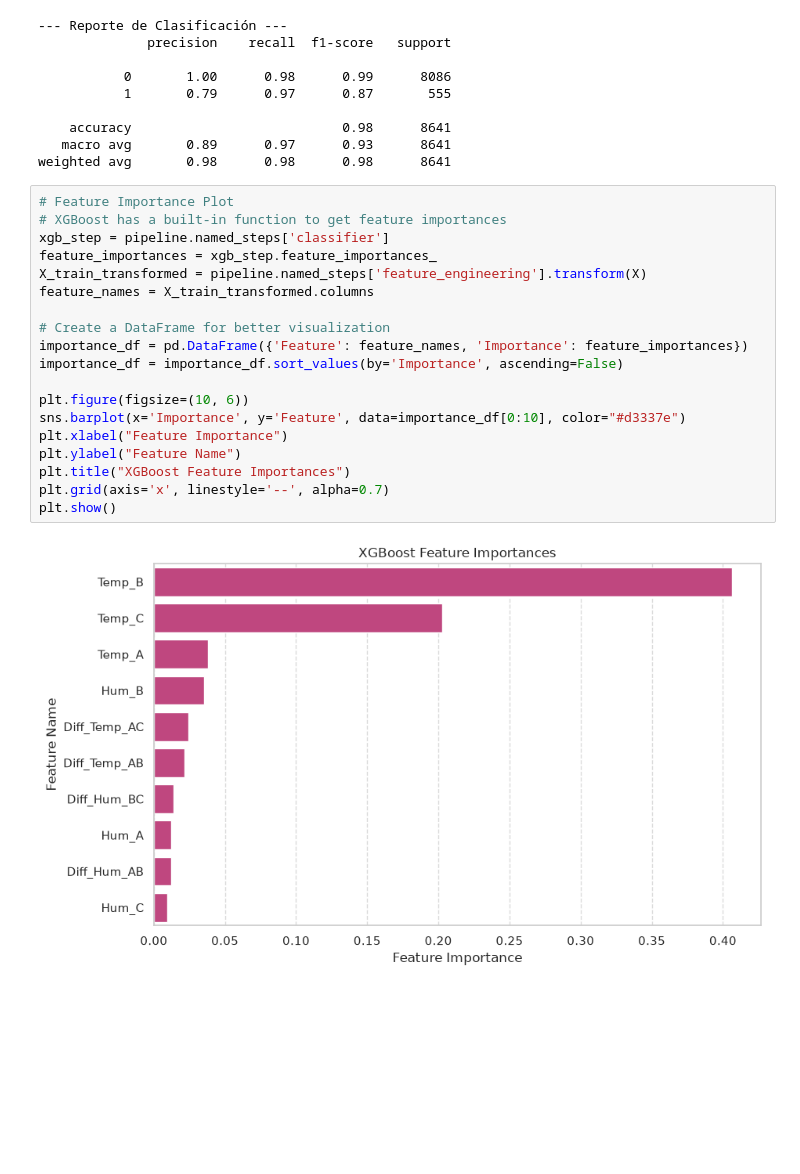
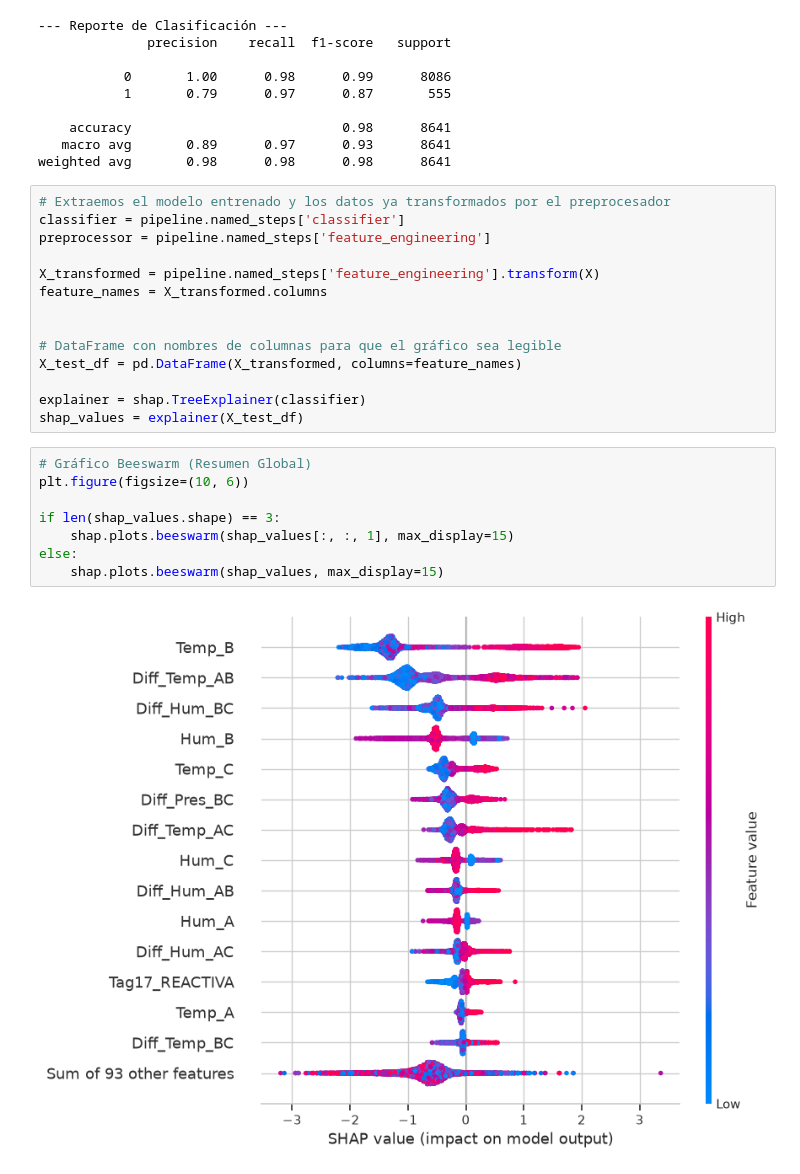
Before and after one commit to melissahidalgor/Pipeline_CNA_CalcFailed, a Jupyter notebook: main_prod.ipynb, the cells around one changed output. Drawn from its saved outputs; the diff is of its cells as text; blank space fills up the shorter version.

```diff
--- a/main_prod.ipynb
+++ b/main_prod.ipynb
@@ -64,24 +65,27 @@ print(classification_report(y, y_pred))
     accuracy                           0.98      8641
    macro avg       0.89      0.97      0.93      8641
 weighted avg       0.98      0.98      0.98      8641
-# %%
-# Feature Importance Plot
-# XGBoost has a built-in function to get feature importances
-xgb_step = pipeline.named_steps['classifier']
-feature_importances = xgb_step.feature_importances_
-X_train_transformed = pipeline.named_steps['feature_engineering'].transform(X)
-feature_names = X_train_transformed.columns
-
-# Create a DataFrame for better visualization
-importance_df = pd.DataFrame({'Feature': feature_names, 'Importance': feature_importances})
-importance_df = importance_df.sort_values(by='Importance', ascending=False)
-
-plt.figure(figsize=(10, 6))
-sns.barplot(x='Importance', y='Feature', data=importance_df[0:10], color="#d3337e")
-plt.xlabel("Feature Importance")
-plt.ylabel("Feature Name")
-plt.title("XGBoost Feature Importances")
-plt.grid(axis='x', linestyle='--', alpha=0.7)
-plt.show()
-# %% [output]
-[figure, removed]
+# %%
+# Extraemos el modelo entrenado y los datos ya transformados por el preprocesador
+classifier = pipeline.named_steps['classifier']
+preprocessor = pipeline.named_steps['feature_engineering']
+
+X_transformed = pipeline.named_steps['feature_engineering'].transform(X)
+feature_names = X_transformed.columns
+
+
+# DataFrame con nombres de columnas para que el gráfico sea legible
+X_test_df = pd.DataFrame(X_transformed, columns=feature_names)
+
+explainer = shap.TreeExplainer(classifier)
+shap_values = explainer(X_test_df)
+# %%
+# Gráfico Beeswarm (Resumen Global)
+plt.figure(figsize=(10, 6))
+
+if len(shap_values.shape) == 3:
+    shap.plots.beeswarm(shap_values[:, :, 1], max_display=15)
+else:
+    shap.plots.beeswarm(shap_values, max_display=15)
+# %% [output]
+[figure, added]
```
Also changed, not shown: parts of 2 cells of this notebook, 1 other file.
